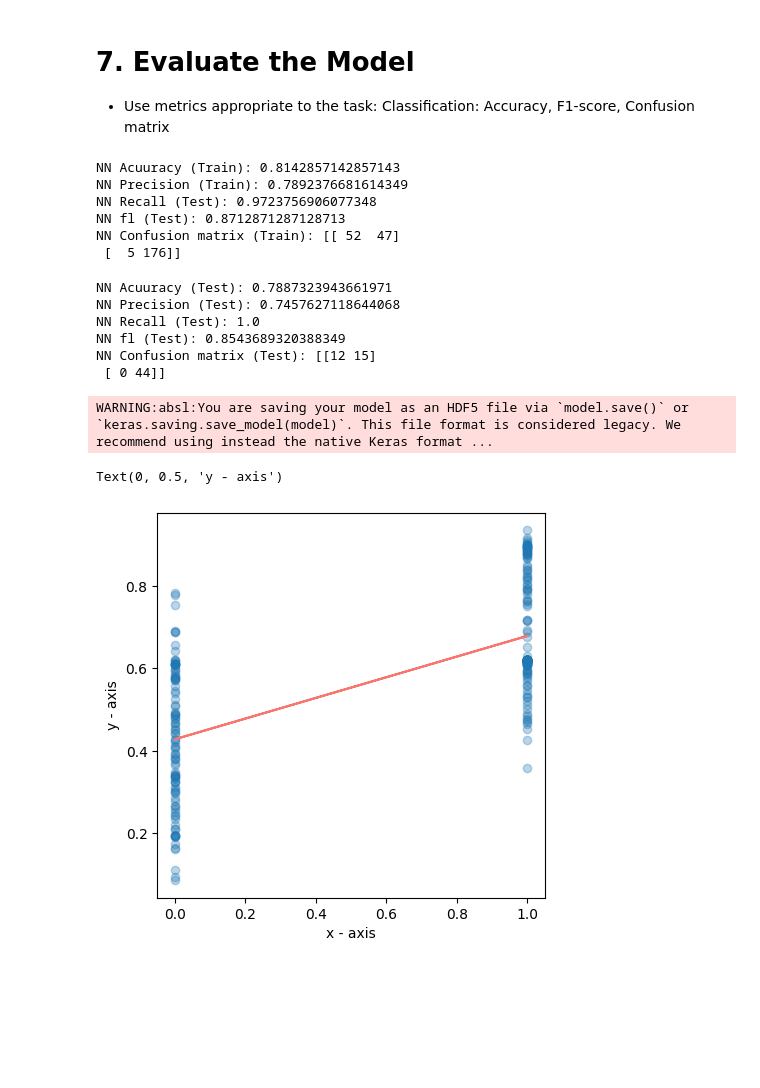
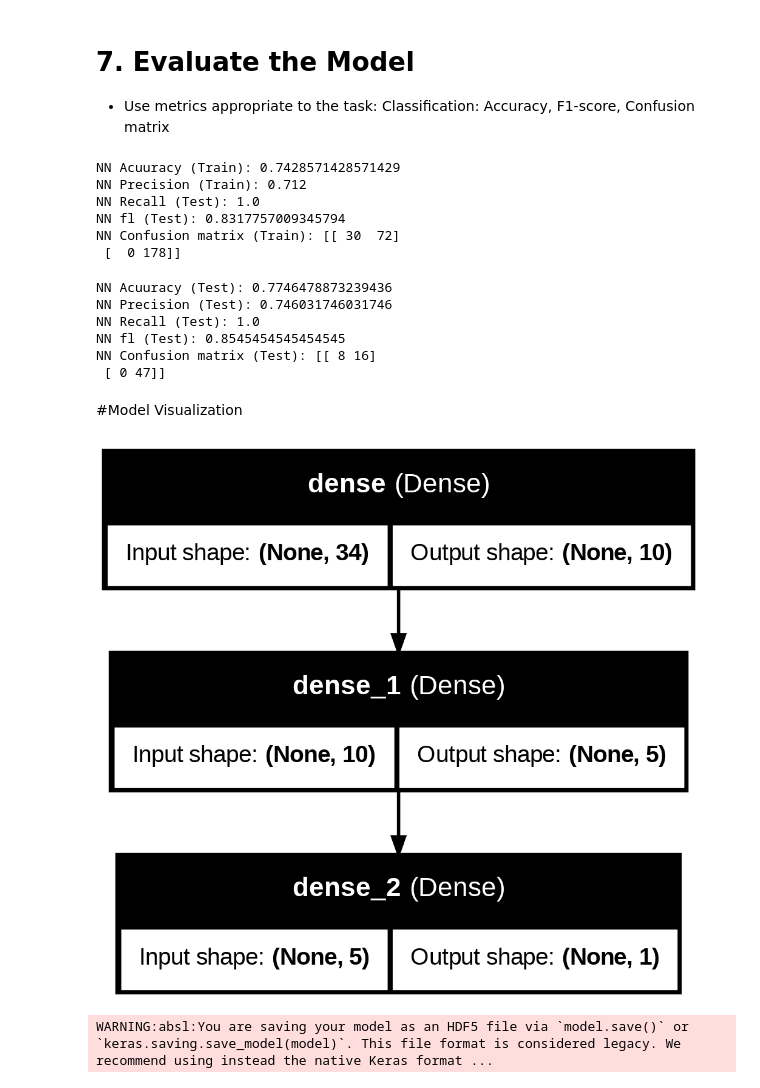
Before and after one commit to YumnaZai/ML-Projects, a Jupyter notebook: ANN_G.ipynb, the cells around one changed output. Saved outputs shown, nothing was run; the diff lists cells and outputs as text; code cells hidden in the pictures; blank space fills up the shorter version.

Commit message:
Completed the ANN model

```diff
--- a/ANN_G.ipynb
+++ b/ANN_G.ipynb
@@ -57 +59,5 @@ Name: Class, Length: 351, dtype: int64
+# %%
+from sklearn.preprocessing import MinMaxScaler
+scaler = MinMaxScaler()
+x_normalized = scaler.fit_transform(x)
 # %% [markdown]
@@ -61,7 +67,7 @@ Name: Class, Length: 351, dtype: int64
 # %%
 from sklearn.model_selection import train_test_split
 
-x_train, x_test, y_train, y_test = train_test_split(x, y, test_size=0.2)
+x_train, x_test, y_train, y_test = train_test_split(x_normalized, y, test_size=0.2)
 # %% [markdown]
 #Import Dependencies
 # %%
@@ -80,7 +86,7 @@ from keras.layers import Dense, Dropout
 model= Sequential() #to stack the layers one under the other
 
 # The input layer
-model.add(Dense(units=10,activation='relu',input_dim=len(x_train.columns)))
+model.add(Dense(units=10,activation='relu', input_dim=x_train.shape[1]))
 # 10 neurons, relu function, number of input features = input columns
 
 # Second hidden layer
@@ -211,12 +221,12 @@ print("NN Recall (Test):",recall_train)
 print("NN fl (Test):",f1_train)
 print("NN Confusion matrix (Train):", confusion_train)
 # %% [output]
-NN Acuuracy (Train): 0.8142857142857143
-NN Precision (Train): 0.7892376681614349
-NN Recall (Test): 0.9723756906077348
-NN fl (Test): 0.8712871287128713
-NN Confusion matrix (Train): [[ 52  47]
- [  5 176]]
+NN Acuuracy (Train): 0.7428571428571429
+NN Precision (Train): 0.712
+NN Recall (Test): 1.0
+NN fl (Test): 0.8317757009345794
+NN Confusion matrix (Train): [[ 30  72]
+ [  0 178]]
 # %%
 print("NN Acuuracy (Test):",accuracy_test)
 print("NN Precision (Test):",precision_test)
@@ -224,32 +234,21 @@ print("NN Recall (Test):",recall_test)
 print("NN fl (Test):",f1_test)
 print("NN Confusion matrix (Test):", confusion_test)
 # %% [output]
-NN Acuuracy (Test): 0.7887323943661971
-NN Precision (Test): 0.7457627118644068
+NN Acuuracy (Test): 0.7746478873239436
+NN Precision (Test): 0.746031746031746
 NN Recall (Test): 1.0
-NN fl (Test): 0.8543689320388349
-NN Confusion matrix (Test): [[12 15]
- [ 0 44]]
+NN fl (Test): 0.8545454545454545
+NN Confusion matrix (Test): [[ 8 16]
+ [ 0 47]]
+# %% [markdown]
+#Model Visualization
+# %%
+from tensorflow.keras.utils import plot_model
+
+plot_model(model, to_file='model_plot.png', show_shapes=True, show_layer_names=True)
+# %% [output]
+[figure, added]
 # %%
 model.save('weights.h5')
 # %% [output]
 WARNING:absl:You are saving your model as an HDF5 file via `model.save()` or `keras.saving.save_model(model)`. This file format is considered legacy. We recommend using instead the native Keras format ...
-# %%
-"""
-import matplotlib.pyplot as plt
-import numpy as np
-plt.figure(figsize=(5,5))
-plt.scatter(x=y_train, y=y_nn_train_pred, alpha=0.3)
-
-# The trend line
-z = np.polyfit(y_train, y_nn_train_pred.flatten(), 1)
-p = np.poly1d(z)
-
-plt.plot(y_train,p(y_train),"#F8766D")
-plt.plot()
-plt.xlabel("x - axis")
-plt.ylabel("y - axis")
-"""
-# %% [output]
-Text(0, 0.5, 'y - axis')
-[figure, removed]
```
Also changed, not shown: parts of 11 cells of this notebook.
